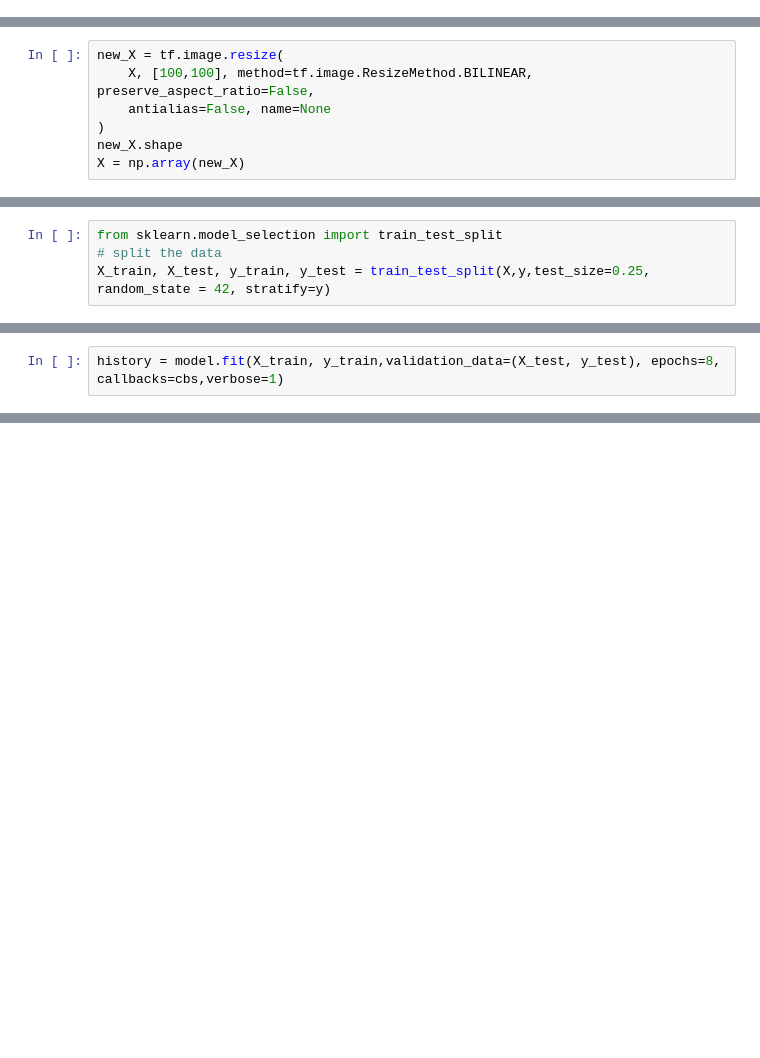
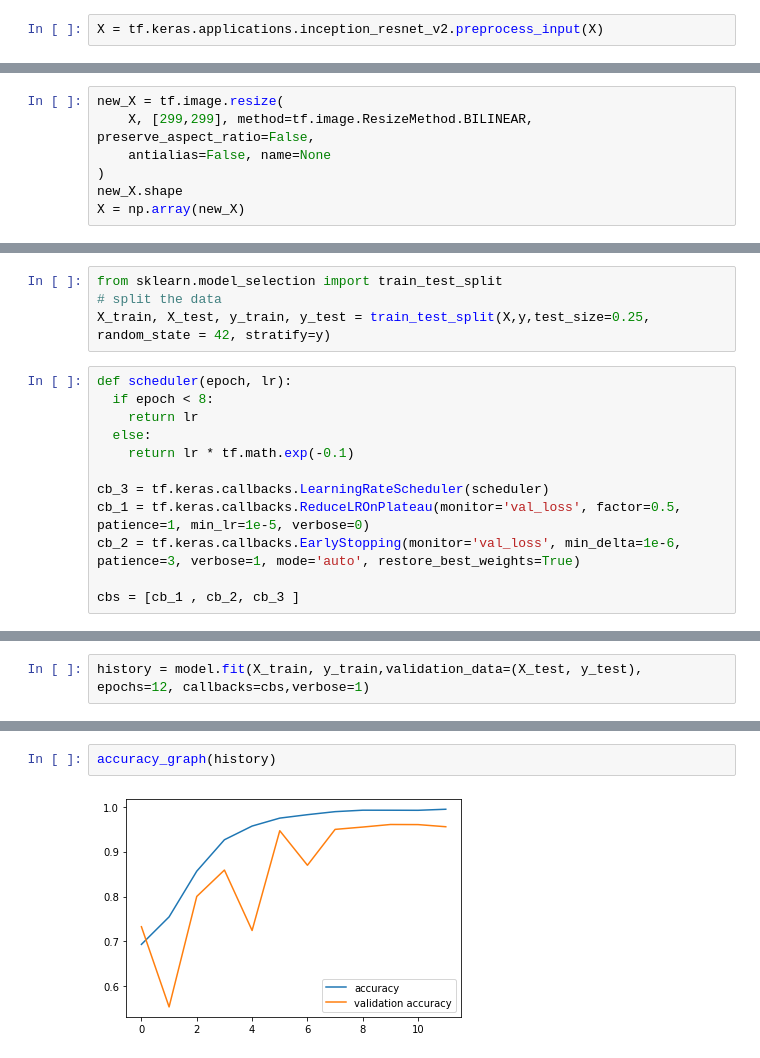
Before and after one commit to Azariagmt/pulmonary-disorder-detection-using-x-ray-images, a Jupyter notebook: notebooks/InceptionResNetV2.ipynb, the cells around one changed output, grey strips where cells are left out. Drawn from its saved outputs; the diff is of its cells as text; blank space fills up the shorter version.

Commit message:
notebook add with 95% validation accuracy and 97% precision

```diff
--- a/notebooks/InceptionResNetV2.ipynb
+++ b/notebooks/InceptionResNetV2.ipynb
@@ -21,3 +15,5 @@ X, y = shuffle(X, y, random_state=0)
+# %%
+X = tf.keras.applications.inception_resnet_v2.preprocess_input(X)
 # %%
 X = np.stack((X,)*3, axis=-1)
 print(X.shape)
@@ -25,7 +21,7 @@ print(X.shape)
 (17615, 100, 100, 3)
 # %%
 new_X = tf.image.resize(
-    X, [100,100], method=tf.image.ResizeMethod.BILINEAR, preserve_aspect_ratio=False,
+    X, [299,299], method=tf.image.ResizeMethod.BILINEAR, preserve_aspect_ratio=False,
     antialias=False, name=None
 )
 new_X.shape
@@ -46,5 +40,17 @@ cbs = [cb_1,cb_2]
 from sklearn.model_selection import train_test_split
 # split the data
 X_train, X_test, y_train, y_test = train_test_split(X,y,test_size=0.25, random_state = 42, stratify=y)
+# %%
+def scheduler(epoch, lr):
+  if epoch < 8:
+    return lr
+  else:
+    return lr * tf.math.exp(-0.1)
+
+cb_3 = tf.keras.callbacks.LearningRateScheduler(scheduler)
+cb_1 = tf.keras.callbacks.ReduceLROnPlateau(monitor='val_loss', factor=0.5, patience=1, min_lr=1e-5, verbose=0)
+cb_2 = tf.keras.callbacks.EarlyStopping(monitor='val_loss', min_delta=1e-6, patience=3, verbose=1, mode='auto', restore_best_weights=True)
+
+cbs = [cb_1 , cb_2, cb_3 ]
 # %%
 model = Sequential()
@@ -91,4 +90,4 @@ Non-trainable params: 54,343,904
 _________________________________________________________________
 # %%
-history = model.fit(X_train, y_train,validation_data=(X_test, y_test), epochs=8, callbacks=cbs,verbose=1)
+history = model.fit(X_train, y_train,validation_data=(X_test, y_test), epochs=12, callbacks=cbs,verbose=1)
 # %% [output]
@@ -101,0 +111,4 @@ Epoch 4/8
+# %%
+accuracy_graph(history)
+# %% [output]
+[figure, added]
```
Also changed, not shown: parts of 15 cells of this notebook.
